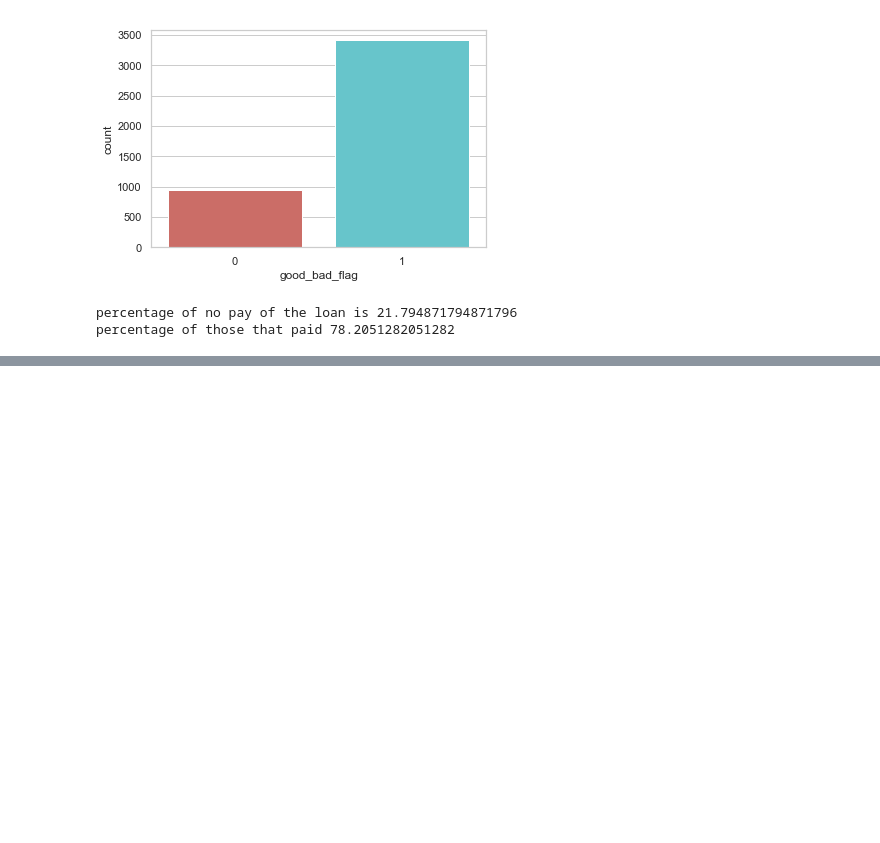
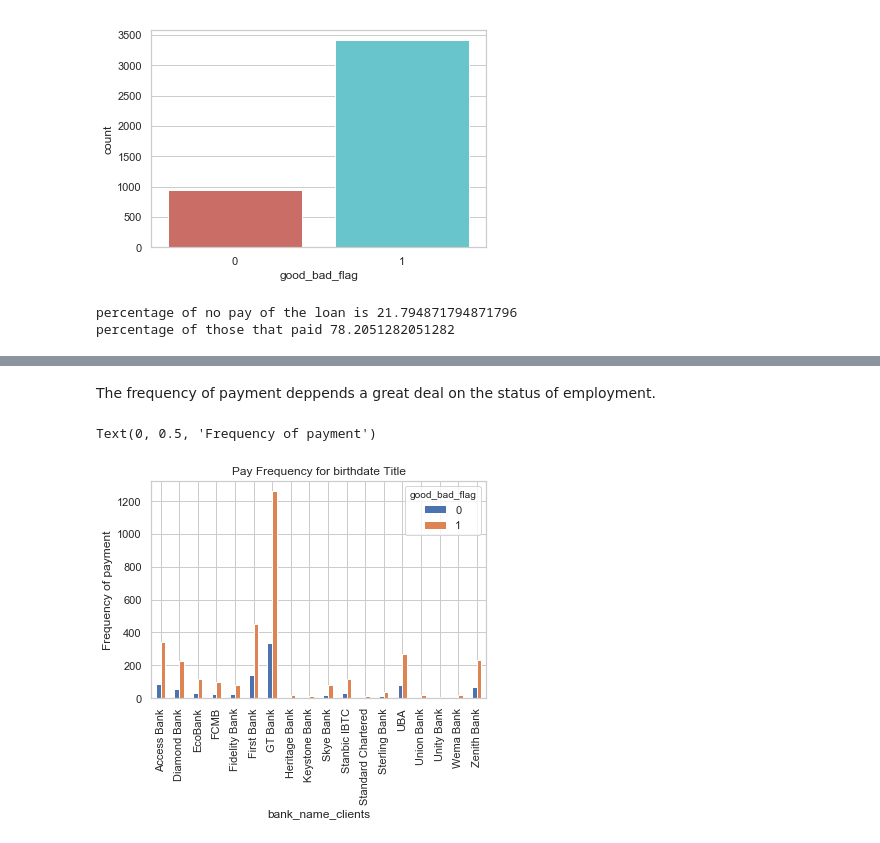
Before and after one commit to sharonmalio/python4datascience, a Jupyter notebook: project.ipynb, the cells around one changed output, grey strips where cells are left out. Cells and saved outputs as stored; diff of their text form; code cells hidden in the pictures; blank space fills up the shorter version.

```diff
--- a/project.ipynb
+++ b/project.ipynb
@@ -385,0 +514,11 @@ percentage of those that paid 78.2051282051282
+# %% [markdown]
+The frequency of payment deppends a great deal on the status of employment.
+# %%
+%matplotlib inline
+pd.crosstab(demos.bank_name_clients,perf.good_bad_flag).plot(kind='bar')
+plt.title('Pay Frequency for birthdate Title')
+plt.xlabel('bank_name_clients')
+plt.ylabel('Frequency of payment')
+# %% [output]
+Text(0, 0.5, 'Frequency of payment')
+[figure, added]
```
Also changed, not shown: parts of 25 cells of this notebook.
